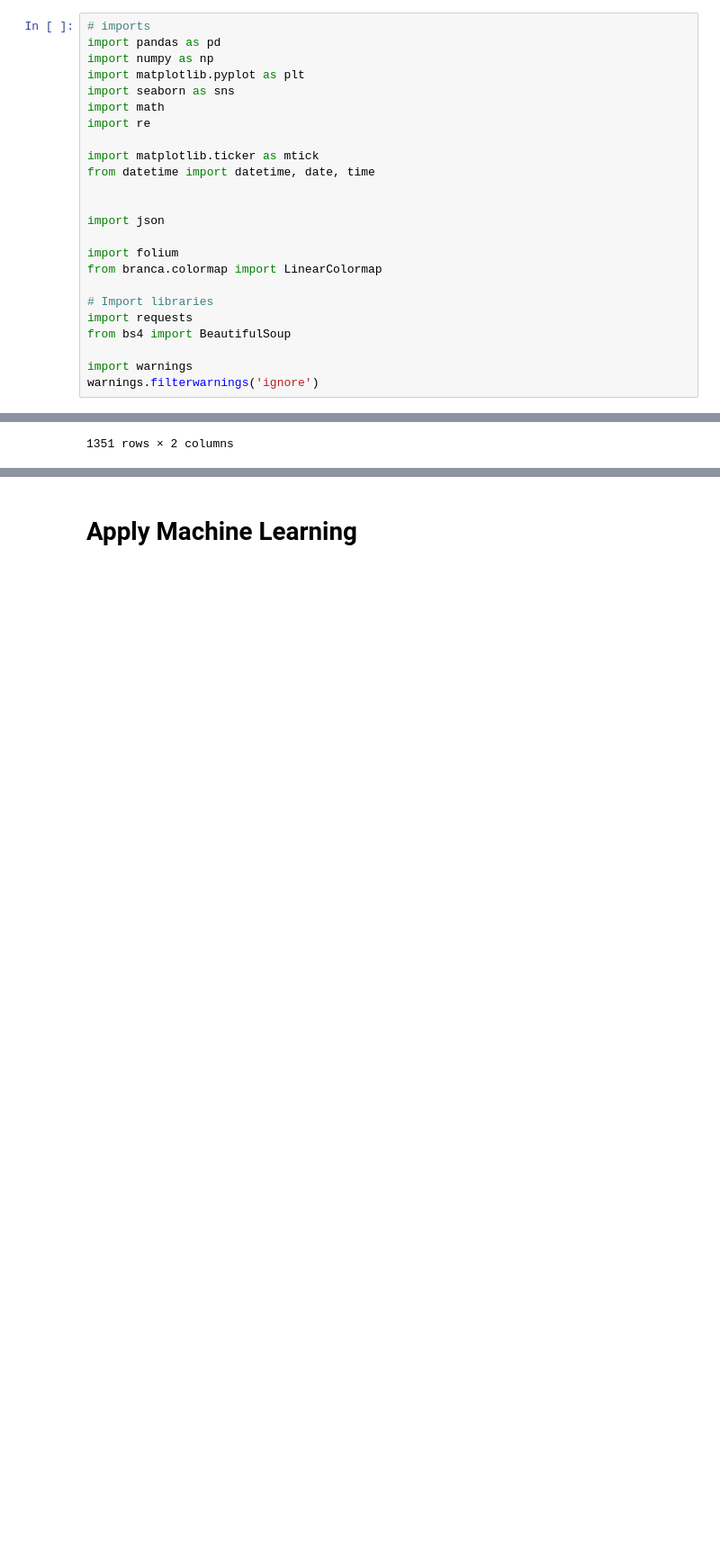
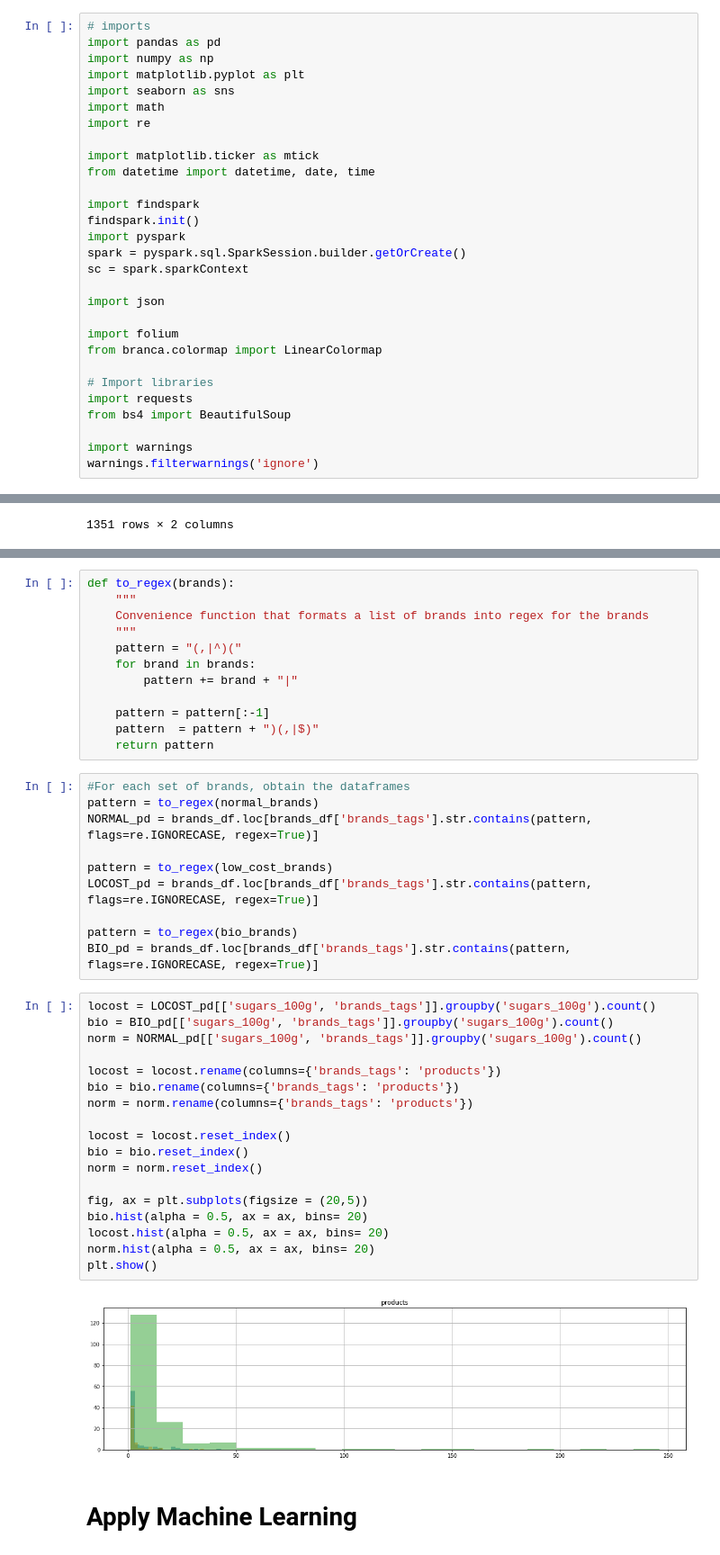
Before and after one commit to esamosenok/ADA_Project_2018, a Jupyter notebook: openfoodfacts_milestone2.ipynb, the cells around one changed output, grey strips where cells are left out. Shown at 90% size. Saved outputs shown, nothing was run; the diff lists cells and outputs as text; blank space fills up the shorter version.

Commit message:
Adding bio/cheap/normal sugar analysis

```diff
--- a/openfoodfacts_milestone2.ipynb
+++ b/openfoodfacts_milestone2.ipynb
@@ -191,6 +191,11 @@ import re
 import matplotlib.ticker as mtick
 from datetime import datetime, date, time
 
+import findspark
+findspark.init()
+import pyspark
+spark = pyspark.sql.SparkSession.builder.getOrCreate()
+sc = spark.sparkContext
 
 import json
 
@@ -1654,3 +1705,45 @@ df.sort_values(by='company_name')
+# %%
+def to_regex(brands):
+    """
+    Convenience function that formats a list of brands into regex for the brands
+    """
+    pattern = "(,|^)("
+    for brand in brands:
+        pattern += brand + "|"
+
+    pattern = pattern[:-1]
+    pattern  = pattern + ")(,|$)"
+    return pattern
+# %%
+#For each set of brands, obtain the dataframes
+pattern = to_regex(normal_brands)
+NORMAL_pd = brands_df.loc[brands_df['brands_tags'].str.contains(pattern, flags=re.IGNORECASE, regex=True)]
+
+pattern = to_regex(low_cost_brands)
+LOCOST_pd = brands_df.loc[brands_df['brands_tags'].str.contains(pattern, flags=re.IGNORECASE, regex=True)]
+
+pattern = to_regex(bio_brands)
+BIO_pd = brands_df.loc[brands_df['brands_tags'].str.contains(pattern, flags=re.IGNORECASE, regex=True)]
+# %%
+locost = LOCOST_pd[['sugars_100g', 'brands_tags']].groupby('sugars_100g').count()
+bio = BIO_pd[['sugars_100g', 'brands_tags']].groupby('sugars_100g').count()
+norm = NORMAL_pd[['sugars_100g', 'brands_tags']].groupby('sugars_100g').count()
+
+locost = locost.rename(columns={'brands_tags': 'products'})
+bio = bio.rename(columns={'brands_tags': 'products'})
+norm = norm.rename(columns={'brands_tags': 'products'})
+
+locost = locost.reset_index()
+bio = bio.reset_index()
+norm = norm.reset_index()
+
+fig, ax = plt.subplots(figsize = (20,5))
+bio.hist(alpha = 0.5, ax = ax, bins= 20)
+locost.hist(alpha = 0.5, ax = ax, bins= 20)
+norm.hist(alpha = 0.5, ax = ax, bins= 20)
+plt.show()
+# %% [output]
+[figure, added]
 # %% [markdown]
 # Apply Machine Learning
 # %% [markdown]
```
Also changed, not shown: parts of 4 cells of this notebook, 1 other file.
